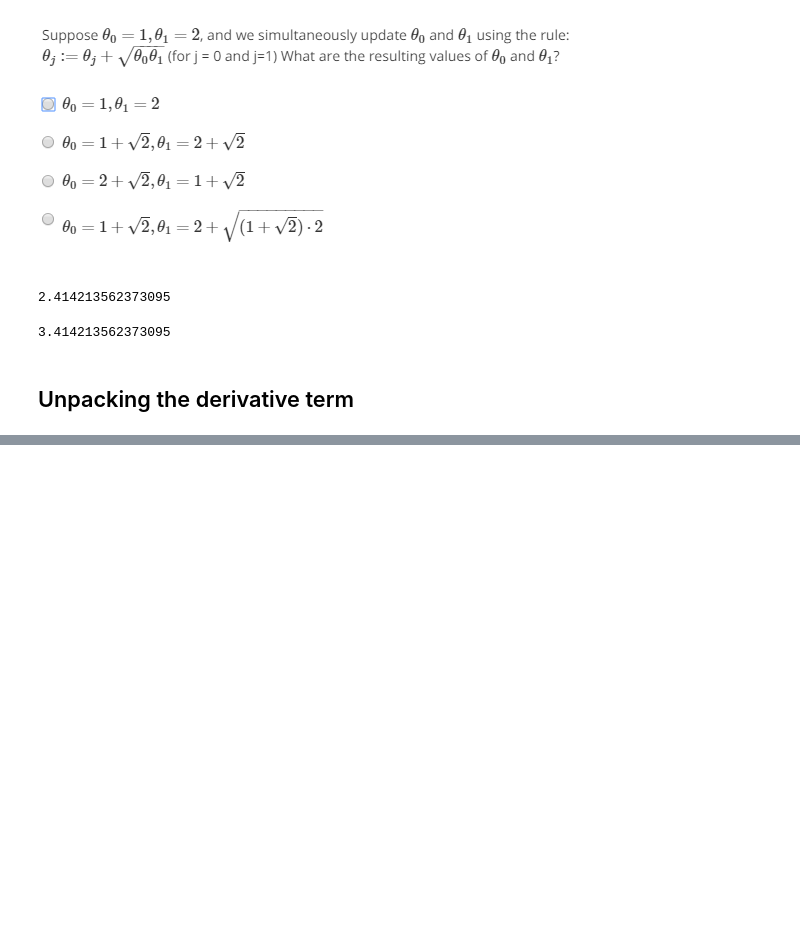
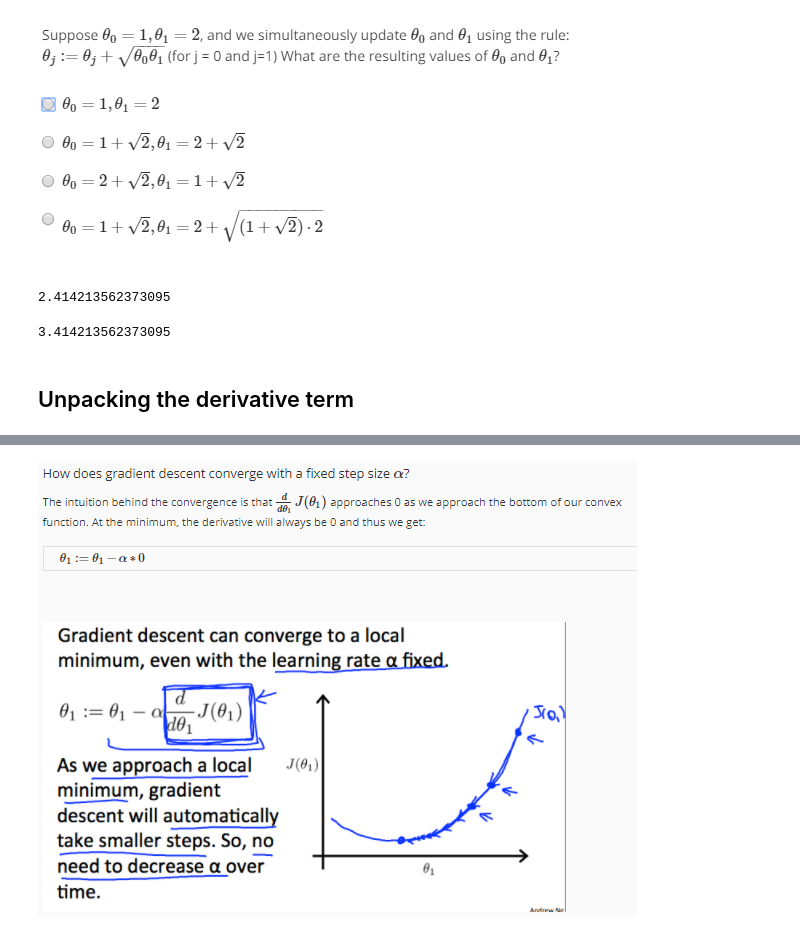
Before and after one commit to louloret/Andrew-NG-Machine-Learning, a Jupyter notebook: Andrew Ng Model and Cost Function Week 1.ipynb, the cells around one changed output, grey strips where cells are left out. Saved outputs shown, nothing was run; the diff lists cells and outputs as text; code cells hidden in the pictures; blank space fills up the shorter version.

```diff
--- a/Andrew Ng Model and Cost Function Week 1.ipynb
+++ b/Andrew Ng Model and Cost Function Week 1.ipynb
@@ -94,0 +103,4 @@ theta_1_update
+# %%
+Image(filename = path + "gradient_convergence.png")
+# %% [output]
+[figure, added]
```
Also changed, not shown: parts of 38 cells of this notebook.
